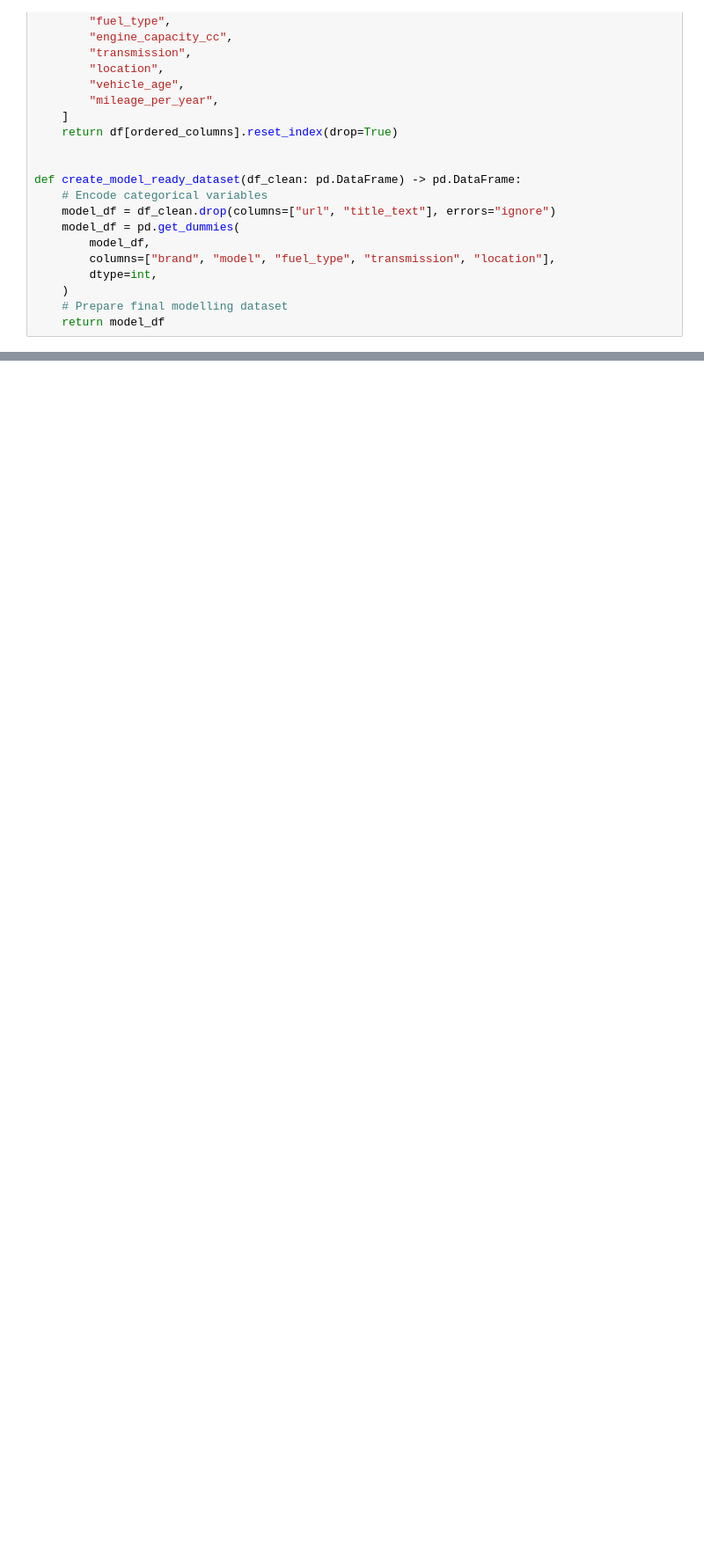
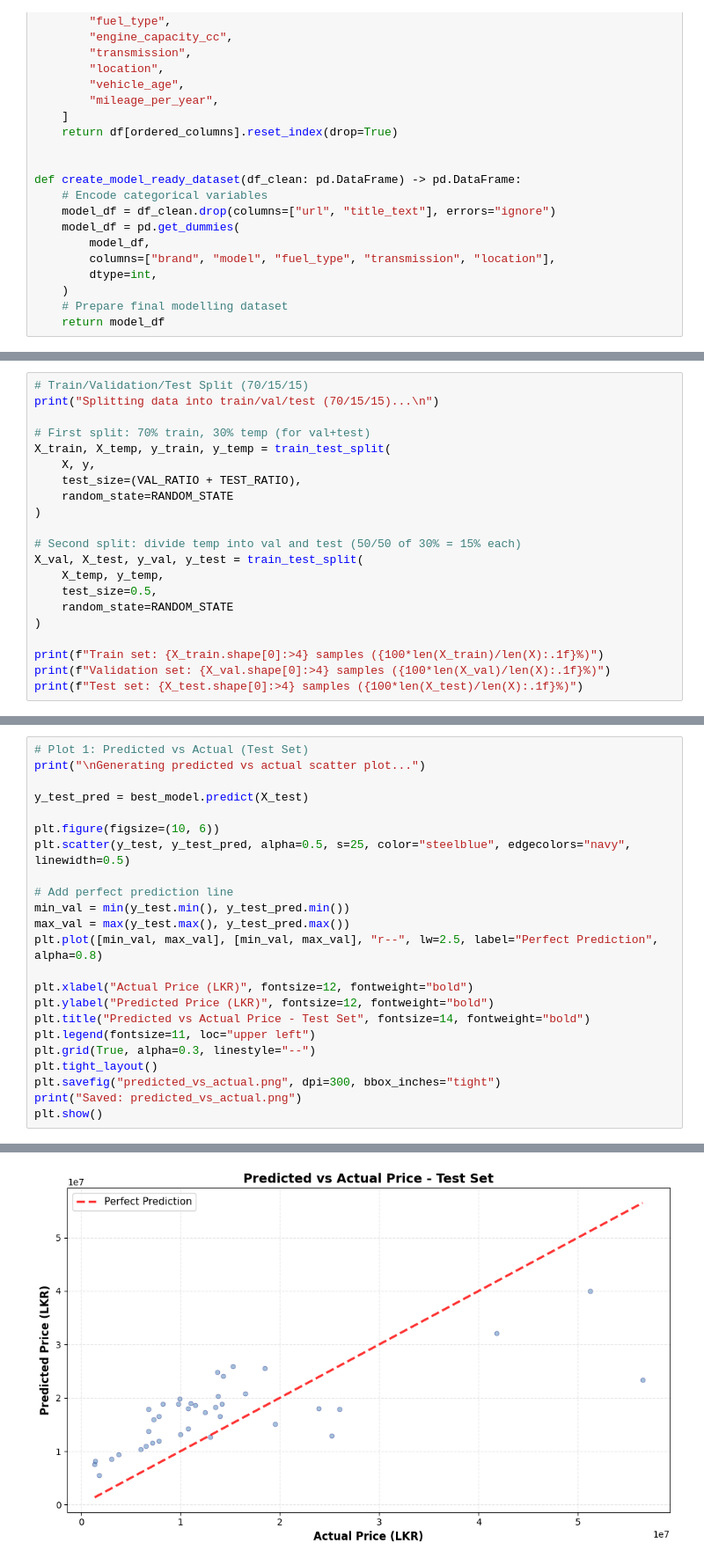
Before and after one commit to NethmaKarunathilaka/car-price-prediction, a Jupyter notebook: preprocessing.ipynb, the cells around one changed output, grey strips where cells are left out. Shown at 88% size. Drawn from its saved outputs; the diff is of its cells as text; blank space fills up the shorter version.

Commit message:
train the model using random forest

```diff
--- a/preprocessing.ipynb
+++ b/preprocessing.ipynb
@@ -200,0 +270,21 @@ clean_df.head(), model_df.head()
+# %%
+# Train/Validation/Test Split (70/15/15)
+print("Splitting data into train/val/test (70/15/15)...\n")
+
+# First split: 70% train, 30% temp (for val+test)
+X_train, X_temp, y_train, y_temp = train_test_split(
+    X, y,
+    test_size=(VAL_RATIO + TEST_RATIO),
+    random_state=RANDOM_STATE
+)
+
+# Second split: divide temp into val and test (50/50 of 30% = 15% each)
+X_val, X_test, y_val, y_test = train_test_split(
+    X_temp, y_temp,
+    test_size=0.5,
+    random_state=RANDOM_STATE
+)
+
+print(f"Train set: {X_train.shape[0]:>4} samples ({100*len(X_train)/len(X):.1f}%)")
+print(f"Validation set: {X_val.shape[0]:>4} samples ({100*len(X_val)/len(X):.1f}%)")
+print(f"Test set: {X_test.shape[0]:>4} samples ({100*len(X_test)/len(X):.1f}%)")
@@ -200,0 +377,24 @@ clean_df.head(), model_df.head()
+# %%
+# Plot 1: Predicted vs Actual (Test Set)
+print("\nGenerating predicted vs actual scatter plot...")
+
+y_test_pred = best_model.predict(X_test)
+
+plt.figure(figsize=(10, 6))
+plt.scatter(y_test, y_test_pred, alpha=0.5, s=25, color="steelblue", edgecolors="navy", linewidth=0.5)
+
+# Add perfect prediction line
+min_val = min(y_test.min(), y_test_pred.min())
+max_val = max(y_test.max(), y_test_pred.max())
+plt.plot([min_val, max_val], [min_val, max_val], "r--", lw=2.5, label="Perfect Prediction", alpha=0.8)
+
+plt.xlabel("Actual Price (LKR)", fontsize=12, fontweight="bold")
+plt.ylabel("Predicted Price (LKR)", fontsize=12, fontweight="bold")
+plt.title("Predicted vs Actual Price - Test Set", fontsize=14, fontweight="bold")
+plt.legend(fontsize=11, loc="upper left")
+plt.grid(True, alpha=0.3, linestyle="--")
+plt.tight_layout()
+plt.savefig("predicted_vs_actual.png", dpi=300, bbox_inches="tight")
+print("Saved: predicted_vs_actual.png")
+plt.show()
+# %% [output]
@@ -200,0 +403 @@ clean_df.head(), model_df.head()
+[figure, added]
```
Also changed, not shown: parts of 11 cells of this notebook, 4 other files.
